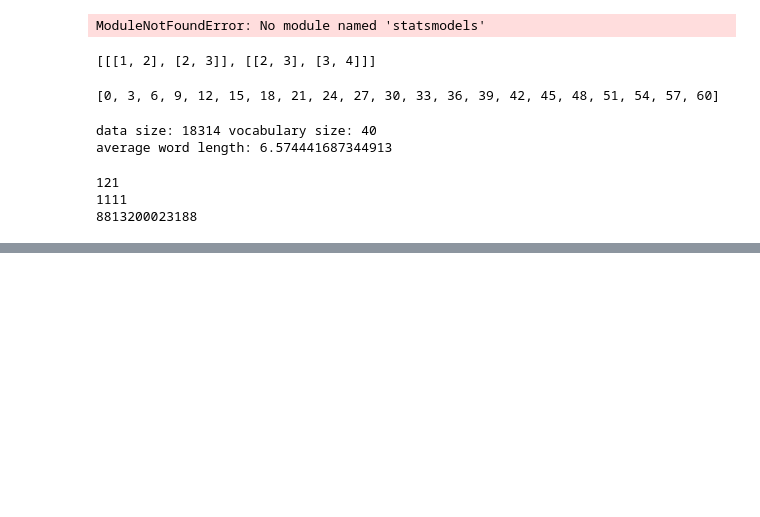
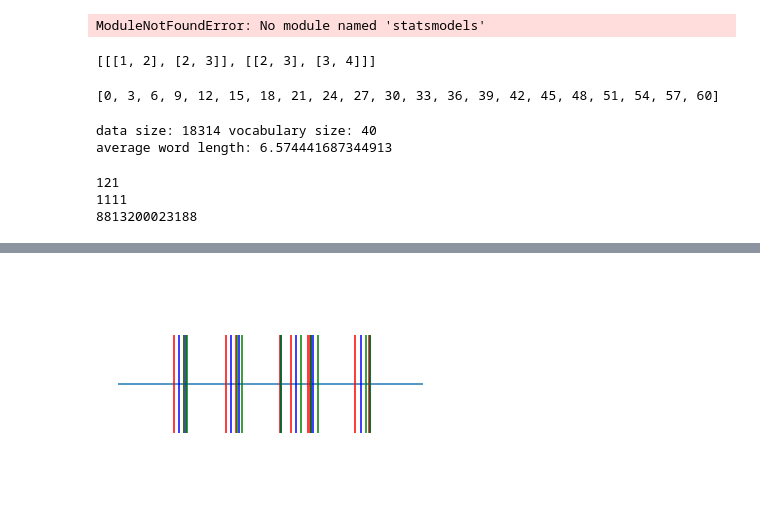
Before and after one commit to Unilmalas/TextAI, a Jupyter notebook: snippets 46.ipynb, the cells around one changed output, grey strips where cells are left out. Drawn from its saved outputs; the diff is of its cells as text; code cells hidden in the pictures; blank space fills up the shorter version.

```diff
--- a/snippets 46.ipynb
+++ b/snippets 46.ipynb
@@ -1266,0 +1583,57 @@ print(lychrel(89))
+# %%
+# ants on a stick
+from matplotlib import pyplot as plt
+import numpy as np
+import random
+
+class Ant:
+    def __init__(self, position, velocity):
+        self.position = position
+        self.velocity = velocity
+
+    def whereat(self):
+        return self.position
+
+    def handle_collision(self):
+        self.velocity *= -1
+
+    def update_position(self, dt):
+        self.position += self.velocity * dt
+
+    def distance(self, a):
+        return abs(self.whereat() - a.whereat())
+
+class Ants:
+    def __init__(self, n):
+        self.ants = [Ant(random.random(), random.random()) for i in range(n)]
+
+    def step(self, dt):
+        for a in self.ants:
+            a.update_position(dt)
+
+    def check_step(self, dt, other_ants):
+        for a in self.ants:
+            for oa in other_ants.ants:
+                if a.distance(oa) <= abs(a.velocity * dt):
+                    a.handle_collision()
+                    oa.handle_collision()
+
+all_ants = Ants(10)
+
+plt.figure()
+plt.hlines(1, -0.1, 1.2)  # Draw a horizontal line
+
+a = [a.whereat() for a in all_ants.ants]
+plt.eventplot(a, orientation='horizontal', colors='r')
+all_ants.step(0.03)
+a = [a.whereat() for a in all_ants.ants]
+plt.eventplot(a, orientation='horizontal', colors='b')
+all_ants.step(0.03)
+a = [a.whereat() for a in all_ants.ants]
+plt.eventplot(a, orientation='horizontal', colors='g')
+all_ants.step(0.03)
+
+plt.axis('off')
+plt.show()
+# %% [output]
+[figure, added]
```
Also changed, not shown: parts of 5 cells of this notebook.
